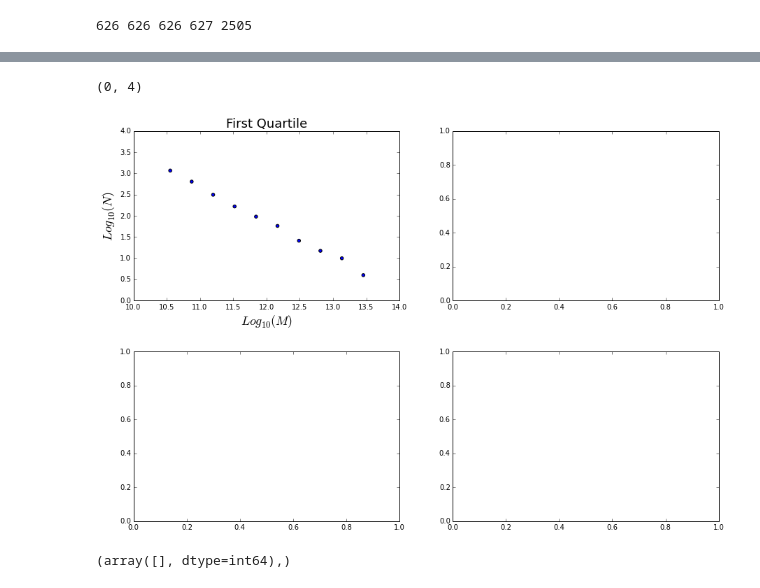
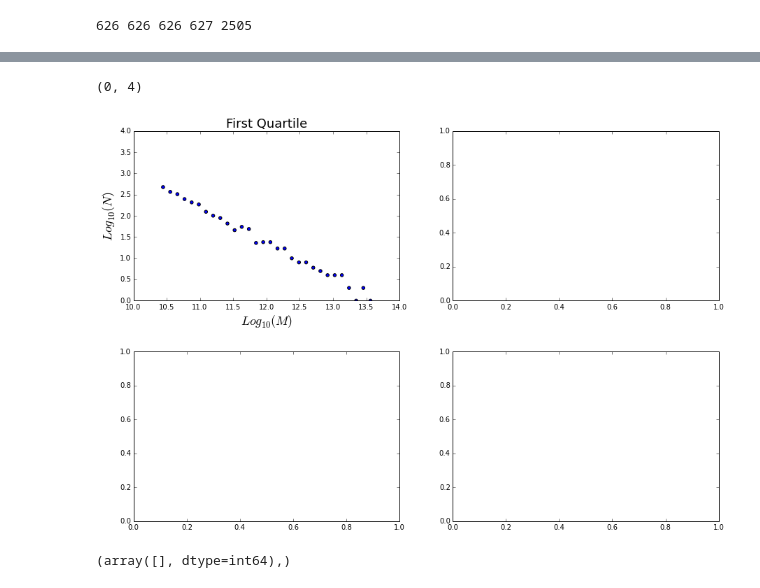
Before and after one commit to jdprada1760/Cornell_Summer, a Jupyter notebook: Millenium_Run/quartile.ipynb, the cells around one changed output, grey strips where cells are left out. Cells and saved outputs as stored; diff of their text form; code cells hidden in the pictures.

```diff
--- a/Millenium_Run/quartile.ipynb
+++ b/Millenium_Run/quartile.ipynb
@@ -12,6 +13,6 @@ environment.ipynb  galaxies.sql  g_environment.sql  Haloes_Histogram.ipynb  Halo
 # %%
 # Reads the csv
-name = "temp.data"
+name = "t1.data"
 table = np.loadtxt(name, skiprows = 0, delimiter = ',').T
 # mass per particle
 M = 8.61E+8 / 0.7
@@ -154,23 +155,23 @@ np.log(10.)
 # %%
 # Graphics of the mass function for each quartile
-bins = 10
+bins = 30
 q1 = M*table[1]
 fig, axes = plt.subplots( nrows=2, ncols=2, figsize=(15,10) )
 plt.subplots_adjust(left=None, bottom=None, right=None, top=None, wspace=0.2, hspace=0.3)
 ax0, ax1, ax2, ax3 = axes.flat
 logm = linspace(23,33, 100)
 # Histo for first quartile
 tmp = histog(log10(q1),bins)
 ax0.scatter( tmp[0], log10(tmp[1]))
 ft = fit(q1,bins)[0]
 ax0.plot(logm, log10(Schechter(logm,ft[0],ft[1],ft[2]) ),'r')
 ax0.set_title('First Quartile', fontsize = 18)
 ax0.set_ylabel('$Log_{10}(N)$', fontsize = 18)
 ax0.set_xlabel('$Log_{10}(M)$', fontsize = 18)
 ax0.set_ylim(0,4)
 # %% [output]
 (0, 4)
-[figure, old version]
+[figure, new version]
 # %%
 where(table[0] == 0)
 # %% [output]
```
Also changed, not shown: parts of 5 cells of this notebook, 2 other files.
